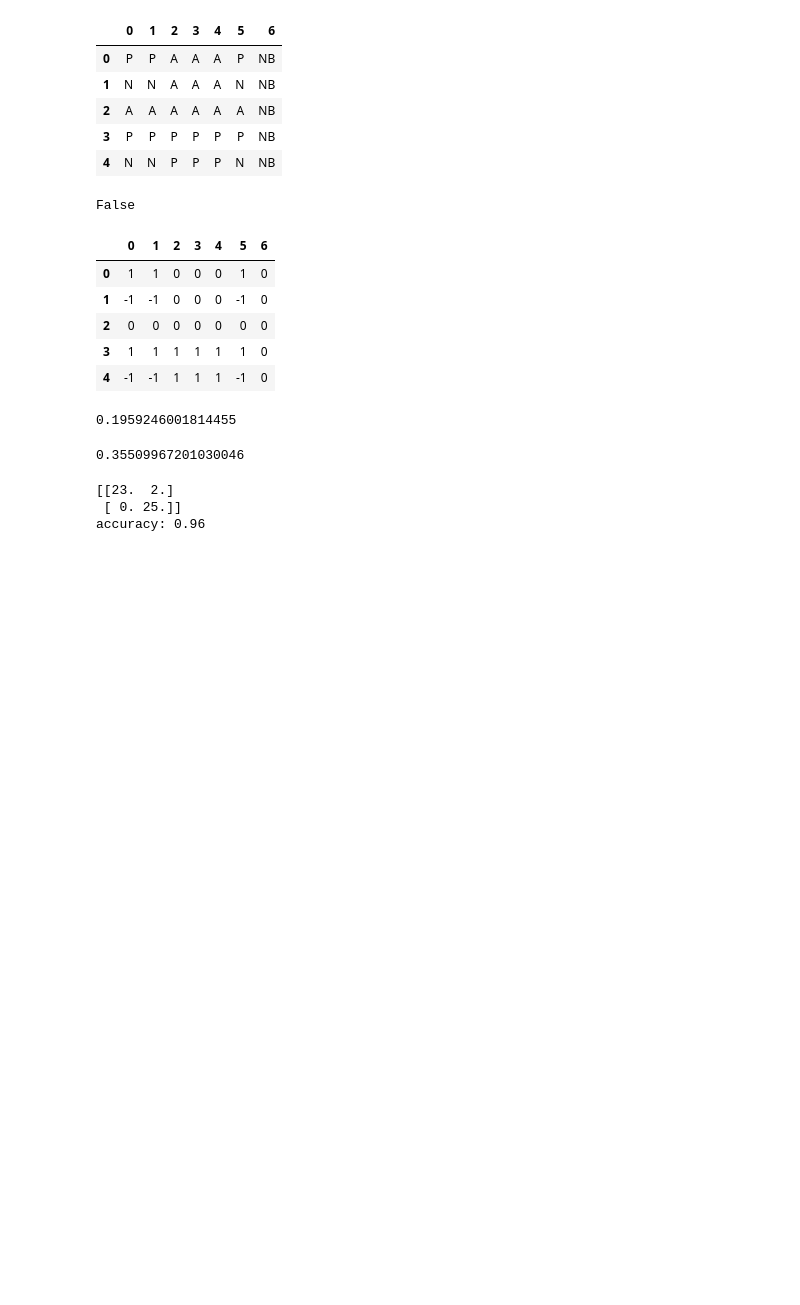
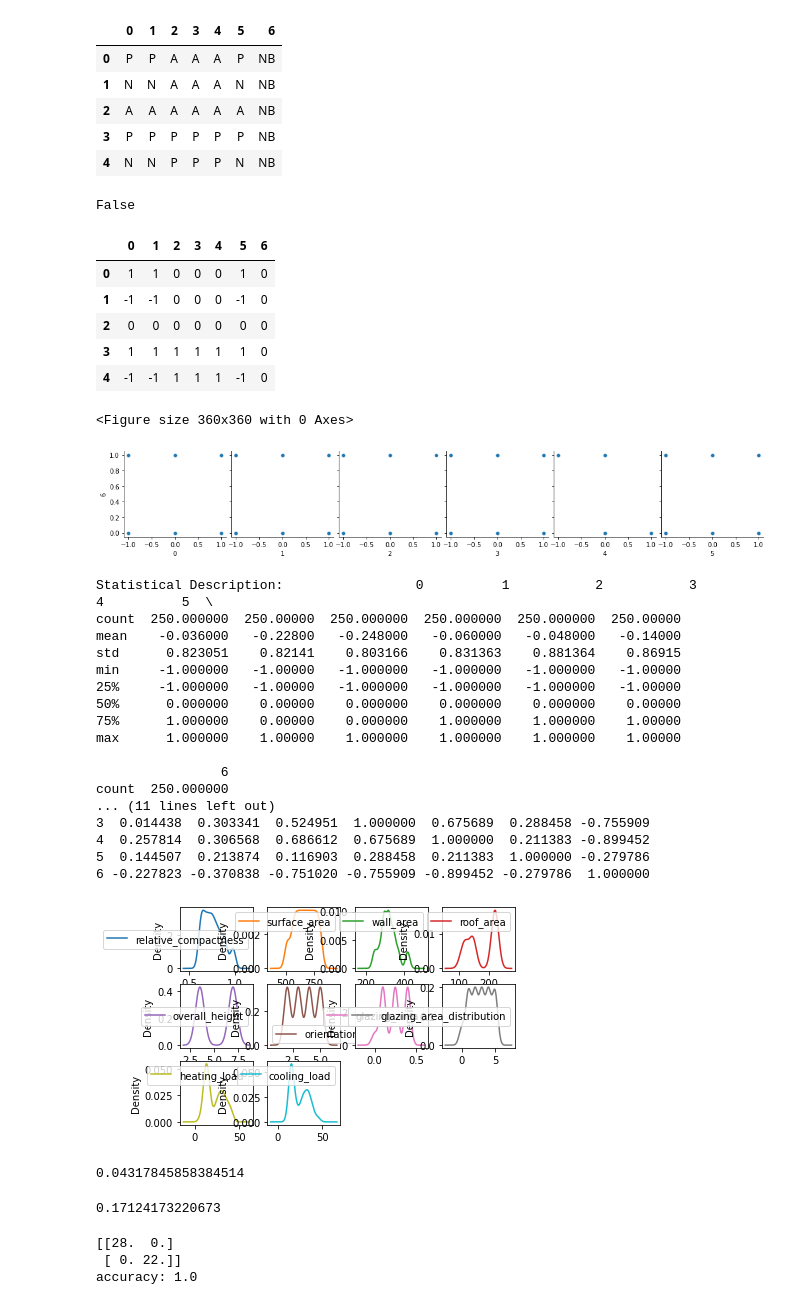
Before and after one commit to VenissaCarolQuadros/COMP551, a Jupyter notebook: COMP551_A1.ipynb, the cells around one changed output. Cells and saved outputs as stored; diff of their text form; code cells hidden in the pictures; blank space fills up the shorter version.

```diff
--- a/COMP551_A1.ipynb
+++ b/COMP551_A1.ipynb
@@ -240,4 +243,0 @@ NameError: ignored
-# %%
-optimizer1 = StochasticGradientDescent(learning_rate=0.02, max_iters=10000, record_history=False) #2.1e-5
-model= LinearRegression()
-model.fitSGD1(X_train, Y_train, optimizer1)
@@ -347,6 +322,36 @@ data2.head()
 | 2 | 0 | 0 | 0 | 0 | 0 | 0 | 0 |
 | 3 | 1 | 1 | 1 | 1 | 1 | 1 | 0 |
 | 4 | -1 | -1 | 1 | 1 | 1 | -1 | 0 |
+# %%
+plt.figure(figsize=(5,5))
+sns.pairplot(data=data2, y_vars=[6], x_vars=[0,1,2,3,4,5])
+plt.show()
+
+df1.plot(kind='density', subplots=True, layout=(3,4), sharex=False, sharey=False)
+
+print("Statistical Description:", data2.describe())
+print("Correlation:", data2.corr())
+# %% [output]
+<Figure size 360x360 with 0 Axes>
+[figure, added]
+Statistical Description:                 0          1           2           3           4          5  \
+count  250.000000  250.00000  250.000000  250.000000  250.000000  250.00000
+mean    -0.036000   -0.22800   -0.248000   -0.060000   -0.048000   -0.14000
+std      0.823051    0.82141    0.803166    0.831363    0.881364    0.86915
+min     -1.000000   -1.00000   -1.000000   -1.000000   -1.000000   -1.00000
+25%     -1.000000   -1.00000   -1.000000   -1.000000   -1.000000   -1.00000
+50%      0.000000    0.00000    0.000000    0.000000    0.000000    0.00000
+75%      1.000000    0.00000    0.000000    1.000000    1.000000    1.00000
+max      1.000000    1.00000    1.000000    1.000000    1.000000    1.00000
+
+                6
+count  250.000000
+... (11 lines left out)
+3  0.014438  0.303341  0.524951  1.000000  0.675689  0.288458 -0.755909
+4  0.257814  0.306568  0.686612  0.675689  1.000000  0.211383 -0.899452
+5  0.144507  0.213874  0.116903  0.288458  0.211383  1.000000 -0.279786
+6 -0.227823 -0.370838 -0.751020 -0.755909 -0.899452 -0.279786  1.000000
+[figure, added]
 # %%
 logistic = lambda z: 1./ (1 + np.exp(-z))
 class LogisticRegression:
@@ -399,26 +406,26 @@ Y_train= train.iloc[:, 6:].to_numpy(copy=True)
 X_test= test.iloc[:, :6].to_numpy(copy=True)
 Y_test= test.iloc[:, 6:].to_numpy(copy=True)
 # %%
-optimizer = GradientDescent(learning_rate=.001, max_iters=5000, record_history=False)#GradientDescent(learning_rate=.0003, max_iters=5000, record_history=False)
+optimizer = GradientDescent(learning_rate=.01, max_iters=5000, record_history=False)#GradientDescent(learning_rate=.0003, max_iters=5000, record_history=False)
 model= LogisticRegression()
 W=model.fitGD(X_train, Y_train, optimizer)
 Ypredict=model.predict(X_test)
 print(model.cost_fn(np.c_[np.ones((X_test).shape[0]), (X_test)] , np.squeeze(Y_test), W))
 # %% [output]
-0.1959246001814455
+0.04317845858384514
 # %%
 optimizer = StochasticGradientDescent(learning_rate=0.7, max_iters=5000, record_history=False)#GradientDescent(learning_rate=.0003, max_iters=5000, record_history=False)
 model= LogisticRegression()
-W=model.fitSGD(X_train, Y_train, optimizer)
+W=model.fitSGD(X_train, Y_train, optimizer, 10)
 Ypredict=model.predict(X_test)
 print(model.cost_fn(np.c_[np.ones((X_test).shape[0]), (X_test)] , np.squeeze(Y_test), W))
 # %% [output]
-0.35509967201030046
+0.17124173220673
 # %%
-cmat = confusion_matrix(np.squeeze(Y_test), (Ypredict>0.5).astype(int))
+cmat = confusion_matrix(Y_test, (Ypredict>0.5).astype(int))
 print(cmat)
 print(f'accuracy: {np.sum(np.diag(cmat))/np.sum(cmat)}')
 # %% [output]
-[[23.  2.]
- [ 0. 25.]]
-accuracy: 0.96
+[[28.  0.]
+ [ 0. 22.]]
+accuracy: 1.0
```
Also changed, not shown: parts of 13 cells of this notebook.
